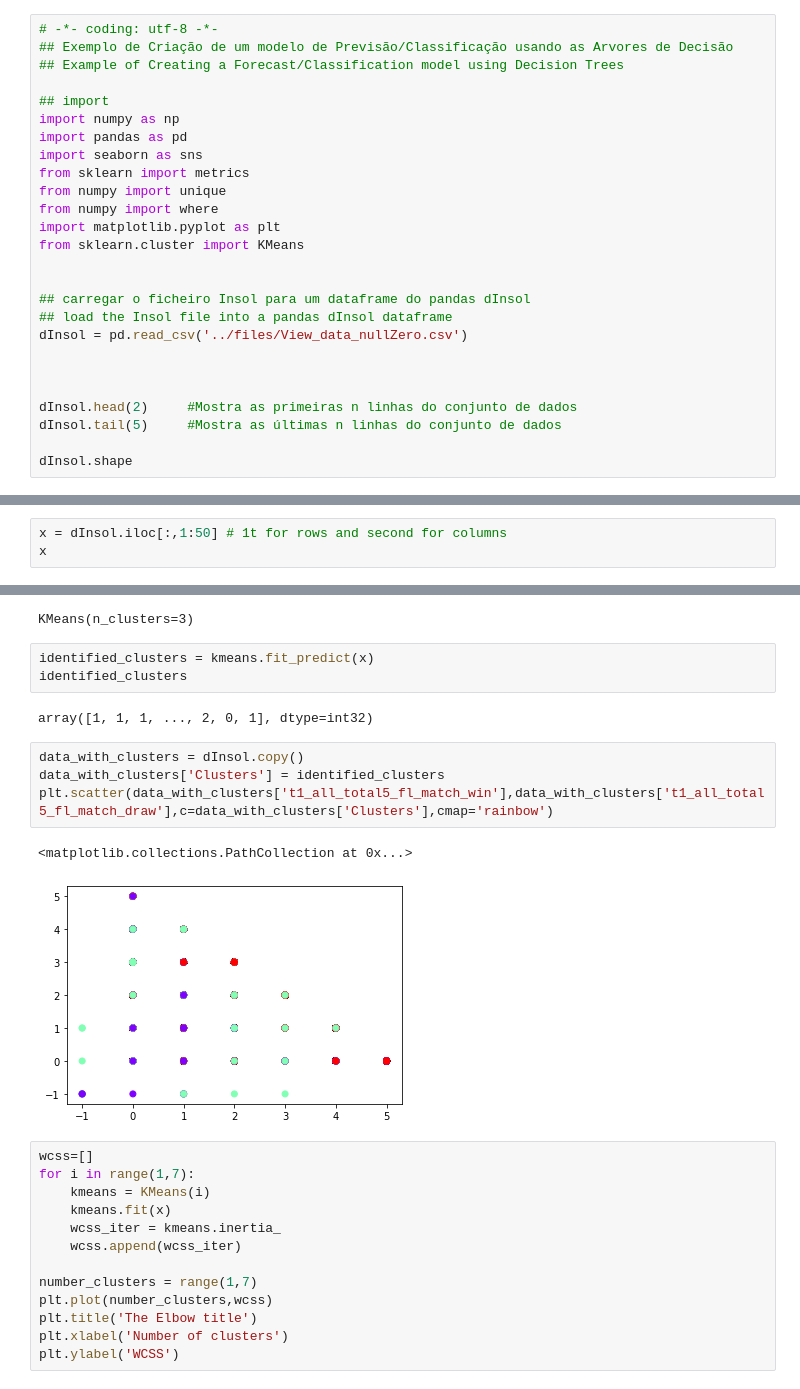
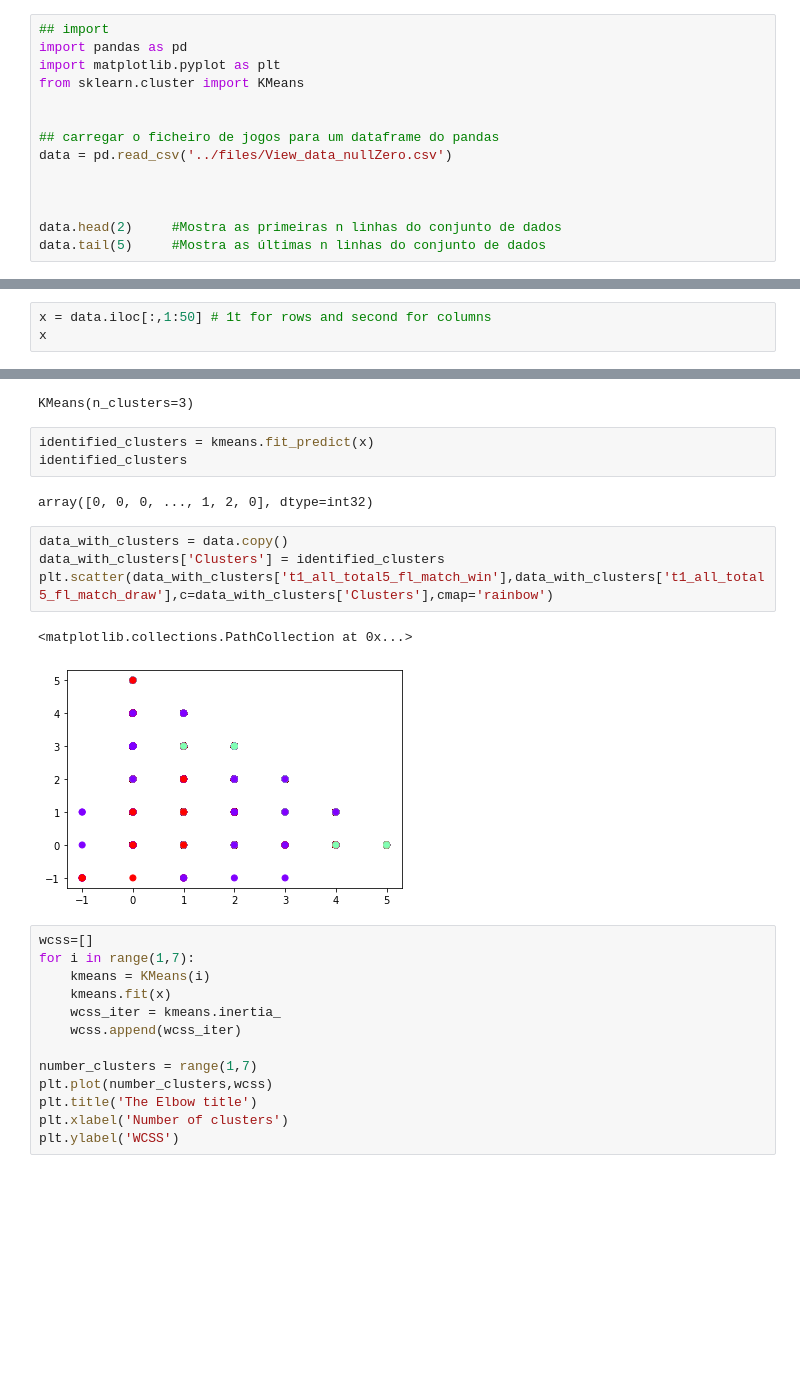
Before and after one commit to henriquesilva30/AO_tp2, a Jupyter notebook: clustering/matchwin_clustering.ipynb, the cells around one changed output, grey strips where cells are left out. Cells and saved outputs as stored; diff of their text form; blank space fills up the shorter version.

```diff
--- a/clustering/matchwin_clustering.ipynb
+++ b/clustering/matchwin_clustering.ipynb
@@ -1,27 +1,15 @@
 # %%
-# -*- coding: utf-8 -*-
-## Exemplo de Criação de um modelo de Previsão/Classificação usando as Arvores de Decisão
-## Example of Creating a Forecast/Classification model using Decision Trees
-
 ## import
-import numpy as np
 import pandas as pd
-import seaborn as sns
-from sklearn import metrics
-from numpy import unique
-from numpy import where
 import matplotlib.pyplot as plt
 from sklearn.cluster import KMeans
 
 
-## carregar o ficheiro Insol para um dataframe do pandas dInsol
-## load the Insol file into a pandas dInsol dataframe
-dInsol = pd.read_csv('../files/View_data_nullZero.csv')
+## carregar o ficheiro de jogos para um dataframe do pandas
+data = pd.read_csv('../files/View_data_nullZero.csv')
 
 
 
-dInsol.head(2)     #Mostra as primeiras n linhas do conjunto de dados
-dInsol.tail(5)     #Mostra as últimas n linhas do conjunto de dados
-
-dInsol.shape
+data.head(2)     #Mostra as primeiras n linhas do conjunto de dados
+data.tail(5)     #Mostra as últimas n linhas do conjunto de dados
 # %% [output]
@@ -29,5 +27,5 @@ dInsol.shape
 # %%
-x = dInsol.iloc[:,1:50] # 1t for rows and second for columns
+x = data.iloc[:,1:50] # 1t for rows and second for columns
 x
 # %% [output]
 |  | t1_all_total5_fl_match_win | t1_all_total5_fl_match_draw | t1_all_total5_fl_match_lost | t1_all_total10_fl_match_win | ... |
@@ -52,14 +50,14 @@ KMeans(n_clusters=3)
 identified_clusters = kmeans.fit_predict(x)
 identified_clusters
 # %% [output]
-array([1, 1, 1, ..., 2, 0, 1], dtype=int32)
+array([0, 0, 0, ..., 1, 2, 0], dtype=int32)
 # %%
-data_with_clusters = dInsol.copy()
+data_with_clusters = data.copy()
 data_with_clusters['Clusters'] = identified_clusters
 plt.scatter(data_with_clusters['t1_all_total5_fl_match_win'],data_with_clusters['t1_all_total5_fl_match_draw'],c=data_with_clusters['Clusters'],cmap='rainbow')
 # %% [output]
 <matplotlib.collections.PathCollection at 0x...>
-[figure, old version]
+[figure, new version]
 # %%
 wcss=[]
 for i in range(1,7):
```
Also changed, not shown: parts of 2 cells of this notebook.
